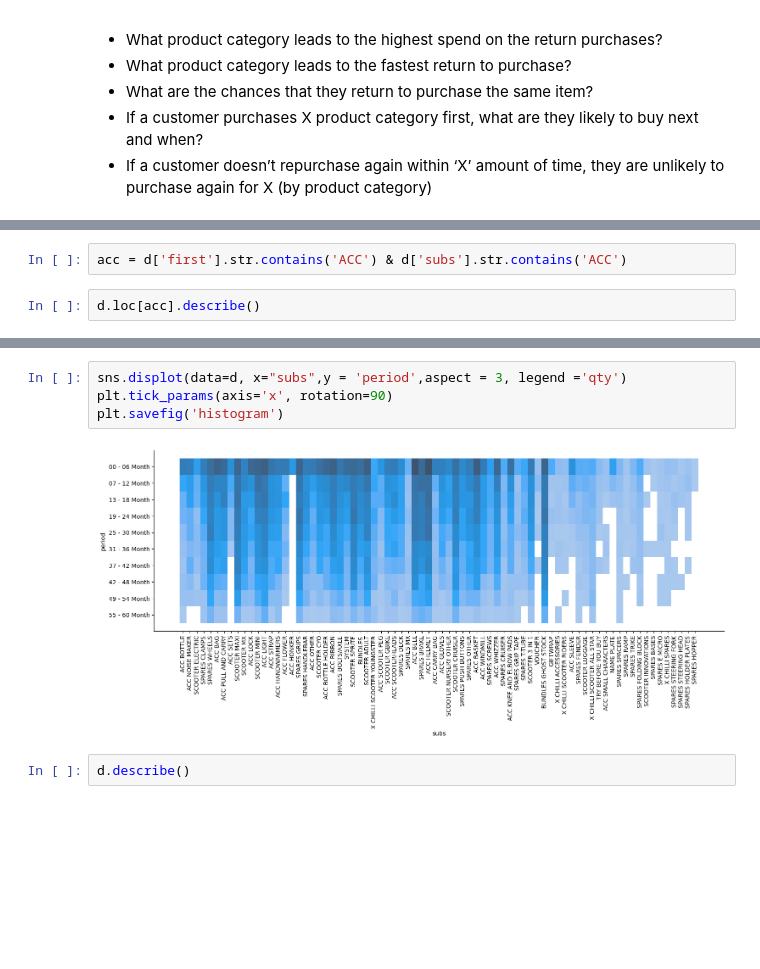
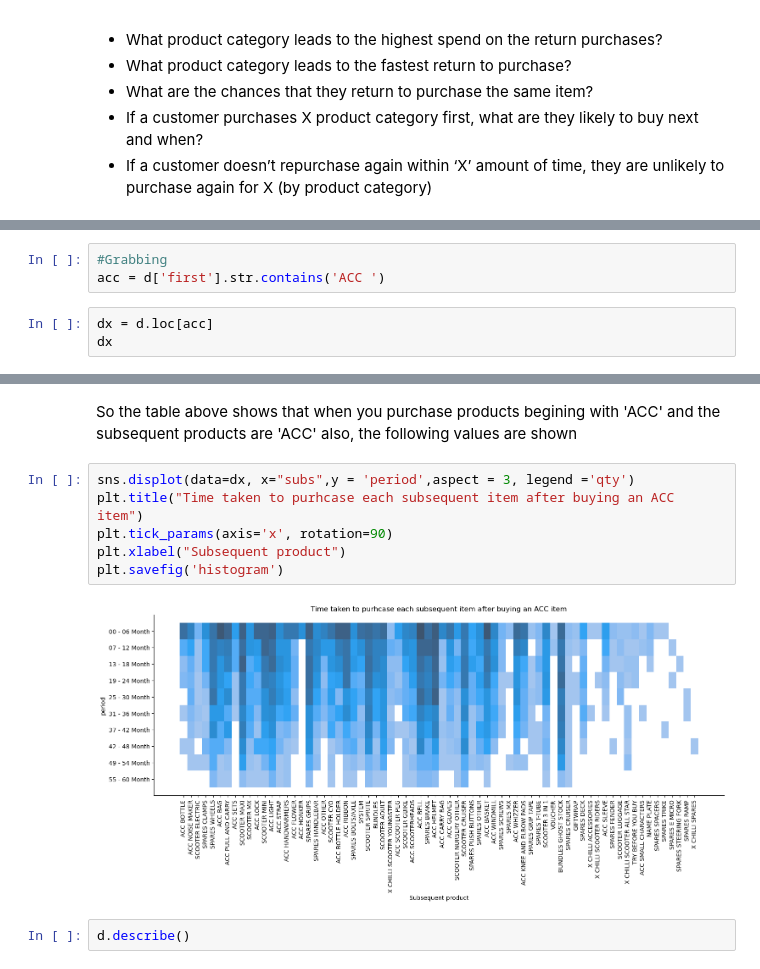
Before and after one commit to maxcwalker/documents, a Jupyter notebook: jupyter/productRelationships/relationshipAnalysis.ipynb, the cells around one changed output, grey strips where cells are left out. Saved outputs shown, nothing was run; the diff lists cells and outputs as text; blank space fills up the shorter version.

```diff
--- a/jupyter/productRelationships/relationshipAnalysis.ipynb
+++ b/jupyter/productRelationships/relationshipAnalysis.ipynb
@@ -29,5 +46,7 @@ d.head()
 # %%
-acc = d['first'].str.contains('ACC') & d['subs'].str.contains('ACC')
+#Grabbing
+acc = d['first'].str.contains('ACC ')
 # %%
-d.loc[acc].describe()
+dx = d.loc[acc]
+dx
 # %% [output]
@@ -51,9 +84,13 @@ So the table above shows that when you purchase products begining with 'ACC' and
+# %% [markdown]
+So the table above shows that when you purchase products begining with 'ACC' and the subsequent products are 'ACC' also, the following values are shown
 # %%
-sns.displot(data=d, x="subs",y = 'period',aspect = 3, legend ='qty')
+sns.displot(data=dx, x="subs",y = 'period',aspect = 3, legend ='qty')
+plt.title("Time taken to purhcase each subsequent item after buying an ACC item")
 plt.tick_params(axis='x', rotation=90)
+plt.xlabel("Subsequent product")
 plt.savefig('histogram')
 # %% [output]
-[figure, old version]
+[figure, new version]
 # %%
 d.describe()
 # %% [output]
```
Also changed, not shown: parts of 16 cells of this notebook, 3 other files.
